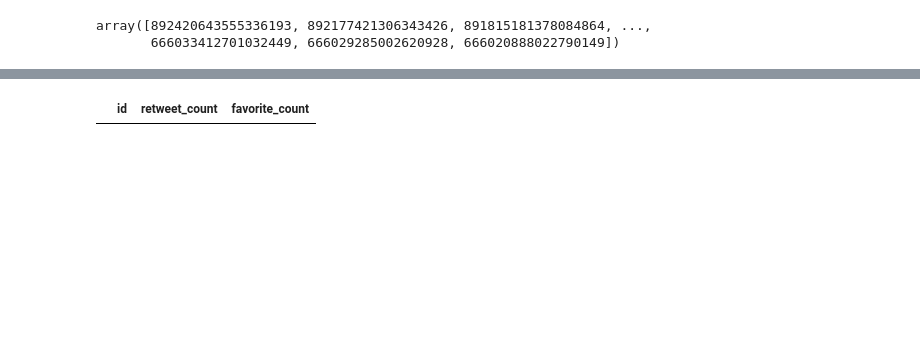
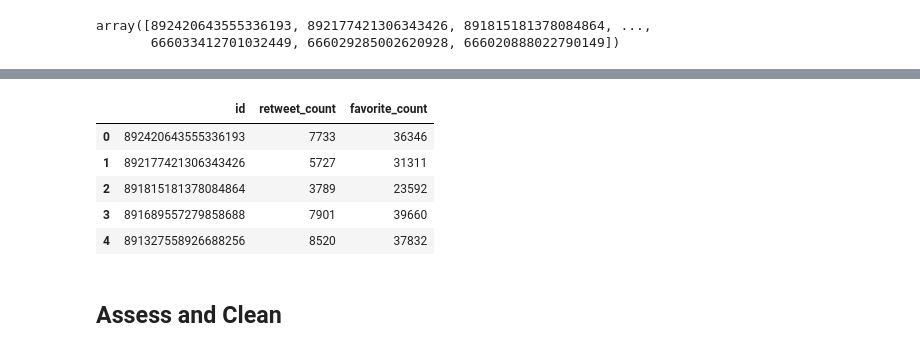
Before and after one commit to eduardopd/udacity-data-analysis-data-wrangling, a Jupyter notebook: wrangle_act.ipynb, the cells around one changed output, grey strips where cells are left out. Drawn from its saved outputs; the diff is of its cells as text; code cells hidden in the pictures; blank space fills up the shorter version.

Commit message:
feat: twitter api request / quality issues fix
New twitter API request and three quality issues fixes in the Archive data frame.

```diff
--- a/wrangle_act.ipynb
+++ b/wrangle_act.ipynb
@@ -81,8 +87,15 @@ JSONDecodeError: Extra data: line 1 column 4002 (char 4001)
 # %%
 # Create Dataframe from list
 
-df = pd.DataFrame(status, columns = ['id','retweet_count', 'favorite_count'])
+df_tweets = pd.DataFrame(status, columns = ['id','retweet_count', 'favorite_count'])
 
-df.head()
+df_tweets.head()
 # %% [output]
 |  | id | retweet_count | favorite_count |
+| 0 | 892420643555336193 | 7733 | 36346 |
+| 1 | 892177421306343426 | 5727 | 31311 |
+| 2 | 891815181378084864 | 3789 | 23592 |
+| 3 | 891689557279858688 | 7901 | 39660 |
+| 4 | 891327558926688256 | 8520 | 37832 |
+# %% [markdown]
+## Assess and Clean
```
Also changed, not shown: parts of 25 cells of this notebook.
